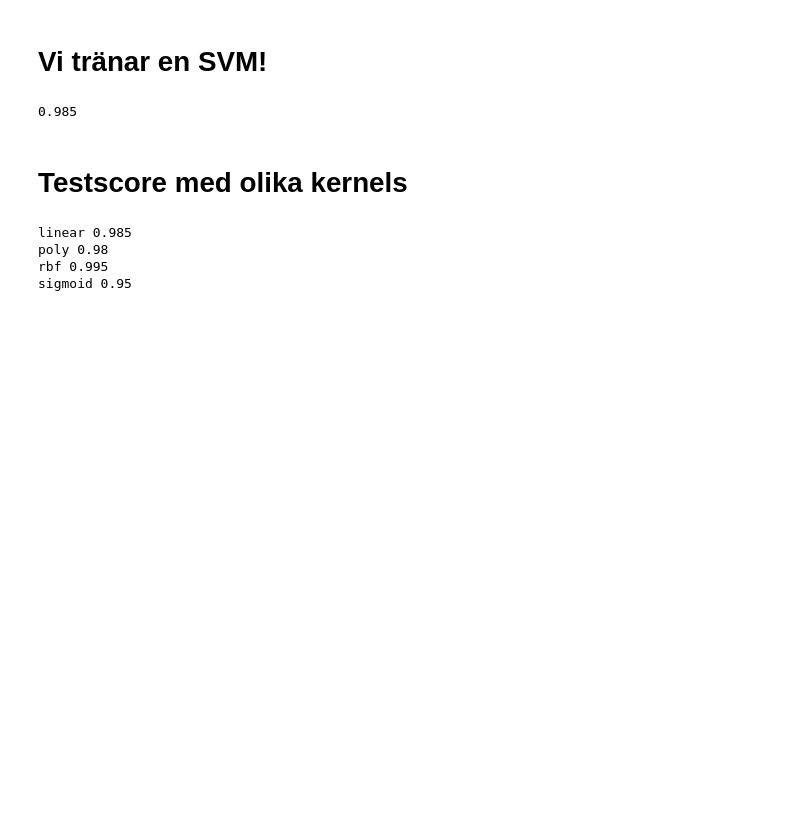
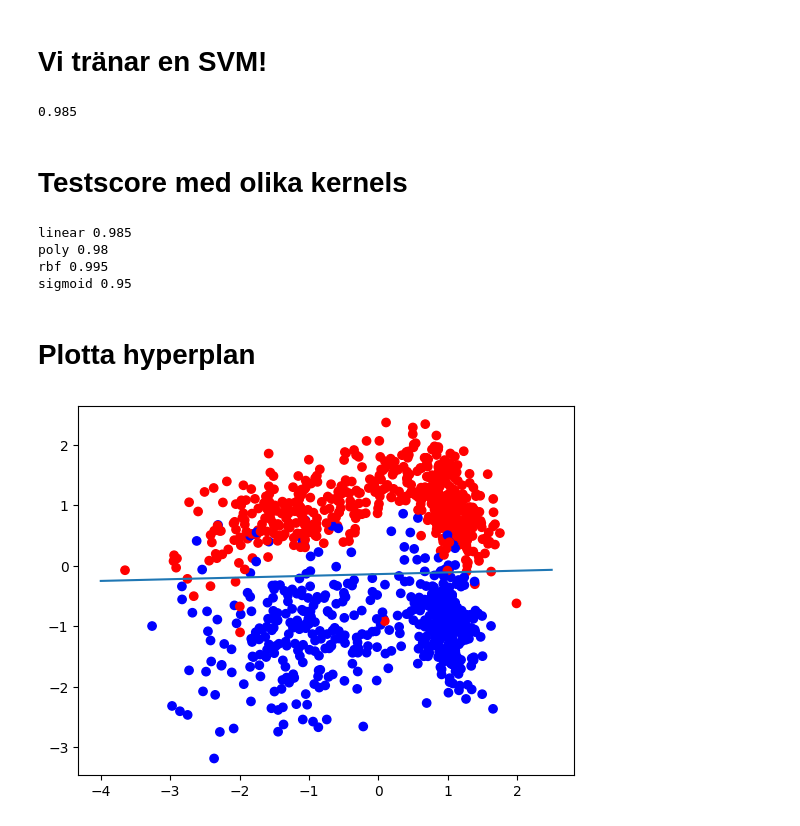
Before and after one commit to Zippy6666/SVM-Assignment, a Jupyter notebook: svm.ipynb, the cells around one changed output. Cells and saved outputs as stored; diff of their text form; code cells hidden in the pictures; blank space fills up the shorter version.

```diff
--- a/svm.ipynb
+++ b/svm.ipynb
@@ -116,3 +116,23 @@ linear 0.985
 poly 0.98
 rbf 0.995
 sigmoid 0.95
+# %% [markdown]
+# Plotta hyperplan
+# %%
+# Räkna ut lutningen på planet
+coefs = svc.coef_[0]
+k = -coefs[0] / coefs[1]
+
+# Ta fram förskjutningen för planet
+m = svc.intercept_[0]
+
+# Skapa linjen
+line_x = np.linspace(-4, 2.5)
+line_y = k*line_x + m
+# %%
+# Förra plotten, fast med hyperplanet inkluderat
+plt.scatter(data1["feature_1"], data1["feature_2"], c=data1["target"], cmap='bwr')
+plt.plot(line_x, line_y)
+plt.show()
+# %% [output]
+[figure, added]
```
Also changed, not shown: parts of 1 cell of this notebook, 1 other file.
